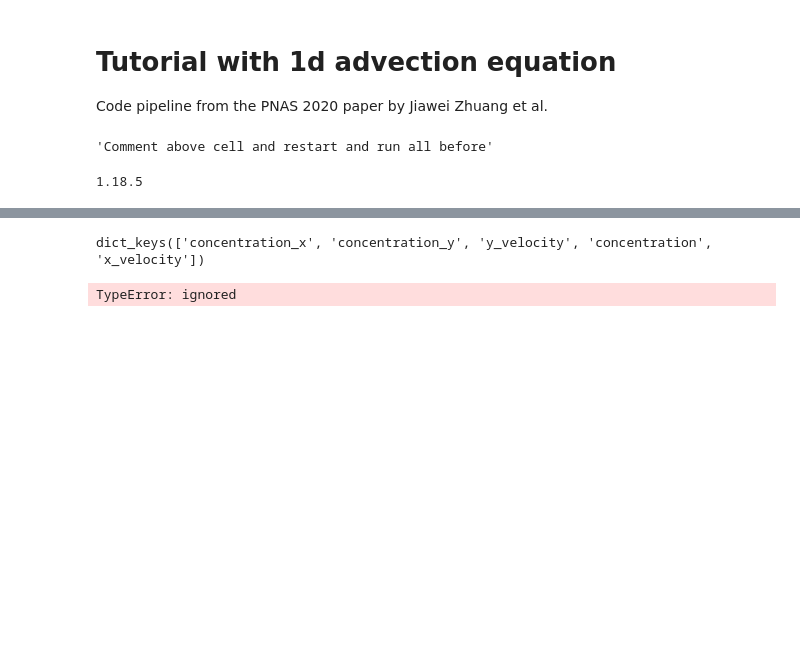
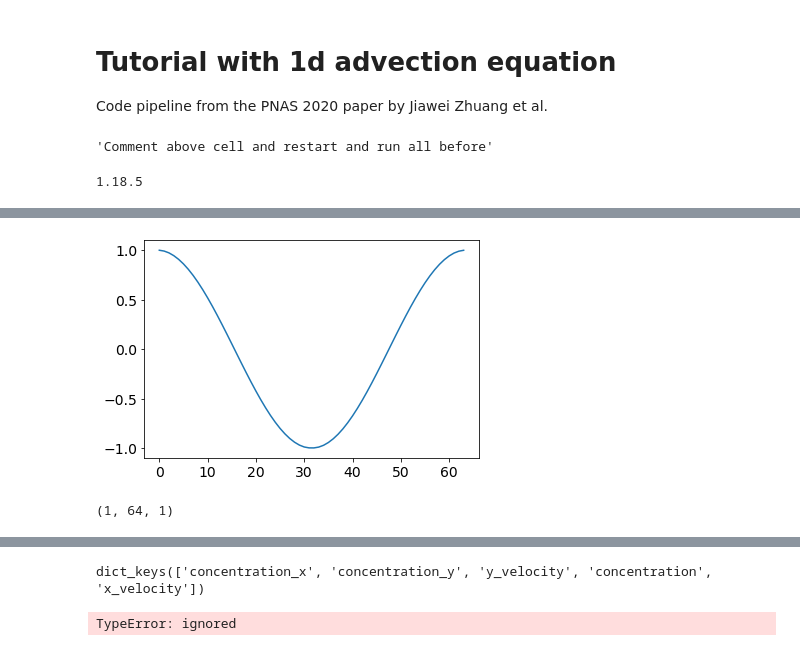
Before and after one commit to aditya5252/Multiprocessing_OOPs, a Jupyter notebook: Final_Experiments/TrainLinValidateNonLinearclean.ipynb, the cells around one changed output, grey strips where cells are left out. Cells and saved outputs as stored; diff of their text form; code cells hidden in the pictures; blank space fills up the shorter version.

```diff
--- a/Final_Experiments/TrainLinValidateNonLinearclean.ipynb
+++ b/Final_Experiments/TrainLinValidateNonLinearclean.ipynb
@@ -142,0 +225,7 @@ TensorShape([Dimension(1), Dimension(10), Dimension(64), Dimension(1)])
+# %%
+outdict=model_nn.spatial_derivatives(initial_state)
+# plt.plot(outdict['concentration_y'][0,:,0].numpy())
+plt.plot(outdict['concentration_x'][0,:,0].numpy())
+concx=np.squeeze(outdict['concentration_x'].numpy())
+# %% [output]
+[figure, added]
@@ -142,0 +235,5 @@ TensorShape([Dimension(1), Dimension(10), Dimension(64), Dimension(1)])
+# %%
+zr=np.zeros_like(outdict['concentration'])
+zr.shape
+# %% [output]
+(1, 64, 1)
```
Also changed, not shown: parts of 24 cells of this notebook.
